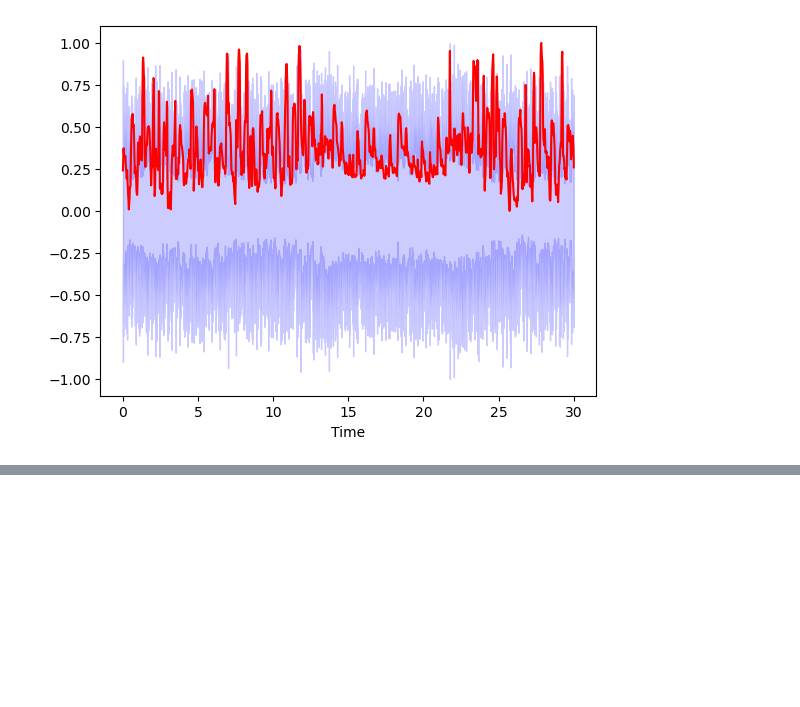
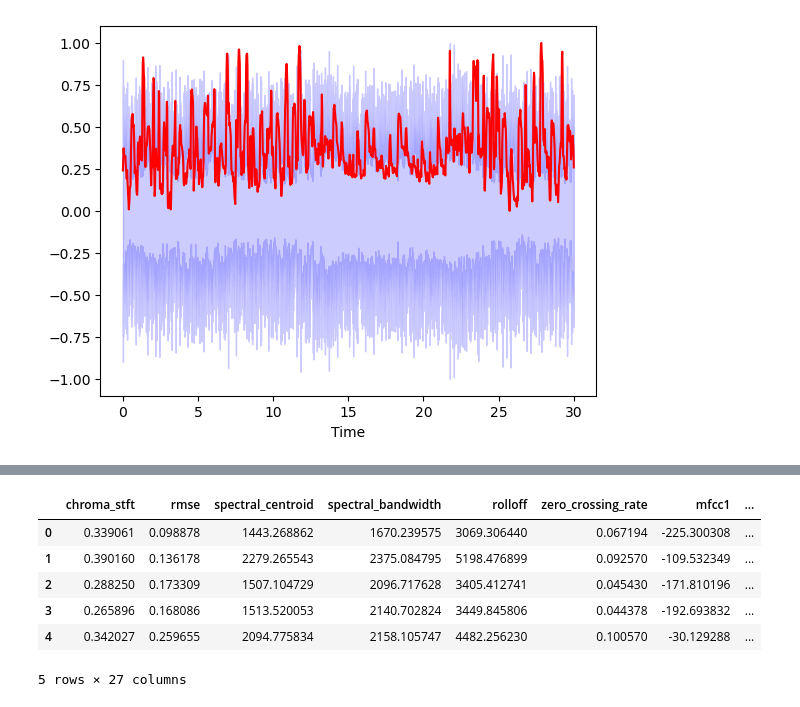
Before and after one commit to pratikpv/music_genre_classification, a Jupyter notebook: music_genre_classification.ipynb, the cells around one changed output, grey strips where cells are left out. Cells and saved outputs as stored; diff of their text form; code cells hidden in the pictures; blank space fills up the shorter version.

```diff
--- a/music_genre_classification.ipynb
+++ b/music_genre_classification.ipynb
@@ -92,0 +130,2 @@ plt.plot(t, normalize(spectral_rolloff), color='r')
+# %%
+AUDIO_FEATURES_CSV_FILE = 'audio_features_data.csv'
@@ -92,0 +170,12 @@ plt.plot(t, normalize(spectral_rolloff), color='r')
+# %%
+audio_df_all = pd.read_csv(AUDIO_FEATURES_CSV_FILE)
+audio_df = audio_df_all.drop(['filename'],axis=1)
+audio_df.head()
+# %% [output]
+|  | chroma_stft | rmse | spectral_centroid | spectral_bandwidth | rolloff | zero_crossing_rate | mfcc1 | ... |
+| 0 | 0.339061 | 0.098878 | 1443.268862 | 1670.239575 | 3069.306440 | 0.067194 | -225.300308 | ... |
+| 1 | 0.390160 | 0.136178 | 2279.265543 | 2375.084795 | 5198.476899 | 0.092570 | -109.532349 | ... |
+| 2 | 0.288250 | 0.173309 | 1507.104729 | 2096.717628 | 3405.412741 | 0.045430 | -171.810196 | ... |
+| 3 | 0.265896 | 0.168086 | 1513.520053 | 2140.702824 | 3449.845806 | 0.044378 | -192.693832 | ... |
+| 4 | 0.342027 | 0.259655 | 2094.775834 | 2158.105747 | 4482.256230 | 0.100570 | -30.129288 | ... |
+5 rows × 27 columns
```
Also changed, not shown: parts of 12 cells of this notebook.
